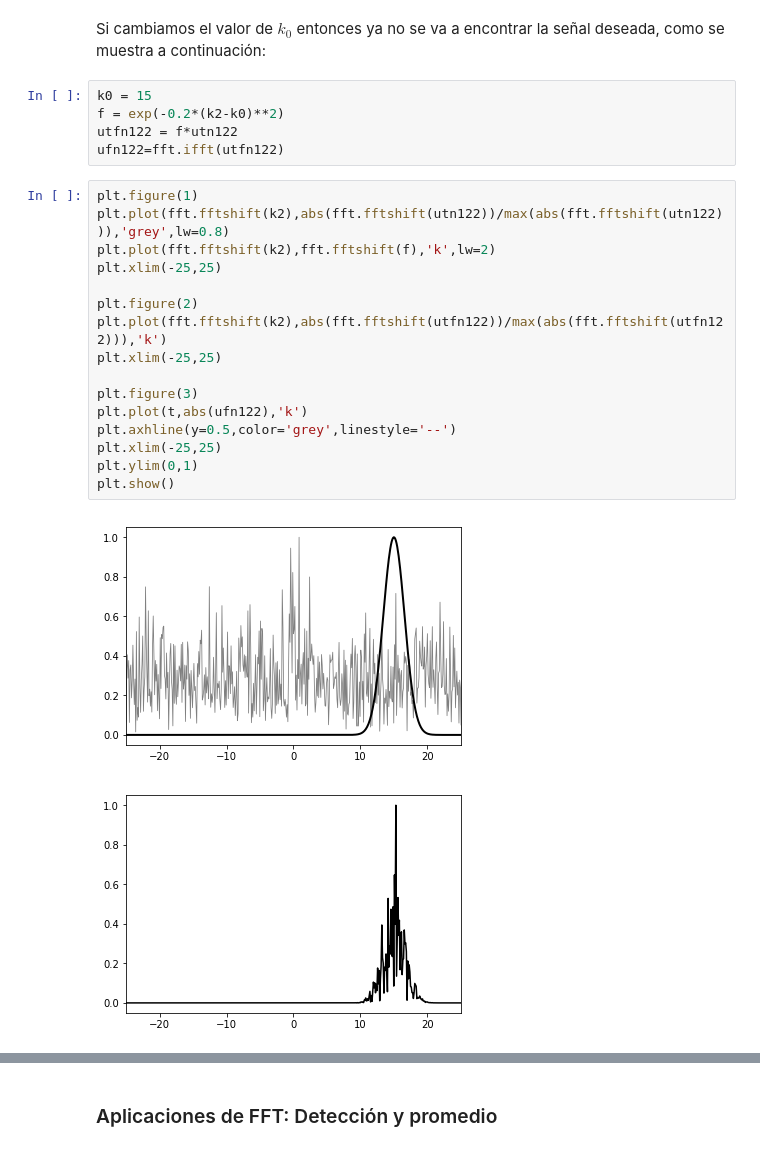
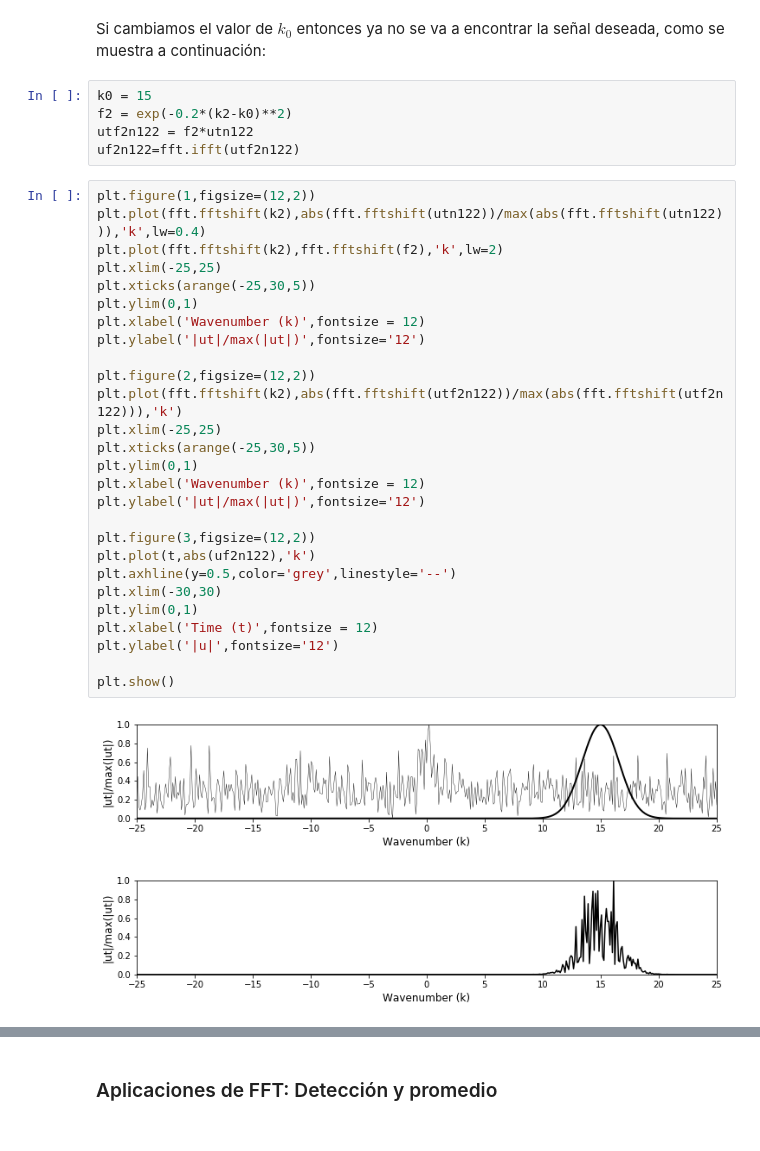
Before and after one commit to nvalencia/-Herramientas-Computacionales-IMEC3602, a Jupyter notebook: Taller_4/201425625_Taller4.ipynb, the cells around one changed output, grey strips where cells are left out. Saved outputs shown, nothing was run; the diff lists cells and outputs as text.

```diff
--- a/Taller_4/201425625_Taller4.ipynb
+++ b/Taller_4/201425625_Taller4.ipynb
@@ -247,25 +324,36 @@ plt.show()
 Si cambiamos el valor de $k_0$ entonces ya no se va a encontrar la señal deseada, como se muestra a continuación:
 # %%
 k0 = 15
-f = exp(-0.2*(k2-k0)**2)
-utfn122 = f*utn122
-ufn122=fft.ifft(utfn122)
+f2 = exp(-0.2*(k2-k0)**2)
+utf2n122 = f2*utn122
+uf2n122=fft.ifft(utf2n122)
 # %%
-plt.figure(1)
-plt.plot(fft.fftshift(k2),abs(fft.fftshift(utn122))/max(abs(fft.fftshift(utn122))),'grey',lw=0.8)
-plt.plot(fft.fftshift(k2),fft.fftshift(f),'k',lw=2)
+plt.figure(1,figsize=(12,2))
+plt.plot(fft.fftshift(k2),abs(fft.fftshift(utn122))/max(abs(fft.fftshift(utn122))),'k',lw=0.4)
+plt.plot(fft.fftshift(k2),fft.fftshift(f2),'k',lw=2)
 plt.xlim(-25,25)
+plt.xticks(arange(-25,30,5))
+plt.ylim(0,1)
+plt.xlabel('Wavenumber (k)',fontsize = 12)
+plt.ylabel('|ut|/max(|ut|)',fontsize='12')
 
-plt.figure(2)
-plt.plot(fft.fftshift(k2),abs(fft.fftshift(utfn122))/max(abs(fft.fftshift(utfn122))),'k')
+plt.figure(2,figsize=(12,2))
+plt.plot(fft.fftshift(k2),abs(fft.fftshift(utf2n122))/max(abs(fft.fftshift(utf2n122))),'k')
 plt.xlim(-25,25)
+plt.xticks(arange(-25,30,5))
+plt.ylim(0,1)
+plt.xlabel('Wavenumber (k)',fontsize = 12)
+plt.ylabel('|ut|/max(|ut|)',fontsize='12')
 
-plt.figure(3)
-plt.plot(t,abs(ufn122),'k')
+plt.figure(3,figsize=(12,2))
+plt.plot(t,abs(uf2n122),'k')
 plt.axhline(y=0.5,color='grey',linestyle='--')
-plt.xlim(-25,25)
+plt.xlim(-30,30)
 plt.ylim(0,1)
+plt.xlabel('Time (t)',fontsize = 12)
+plt.ylabel('|u|',fontsize='12')
+
 plt.show()
 # %% [output]
-[figure, old version]
+[figure, new version]
-[figure, old version]
+[figure, new version]
```
Also changed, not shown: parts of 14 cells of this notebook, 1 other file.
